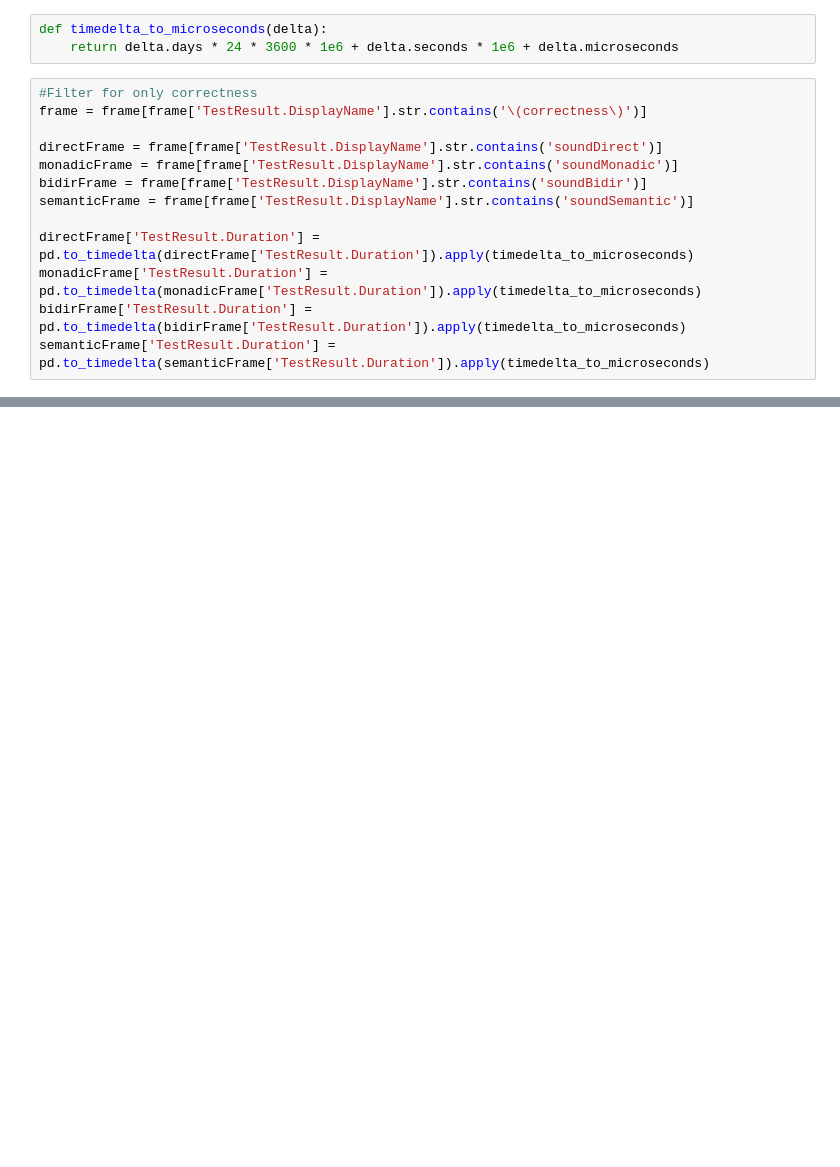
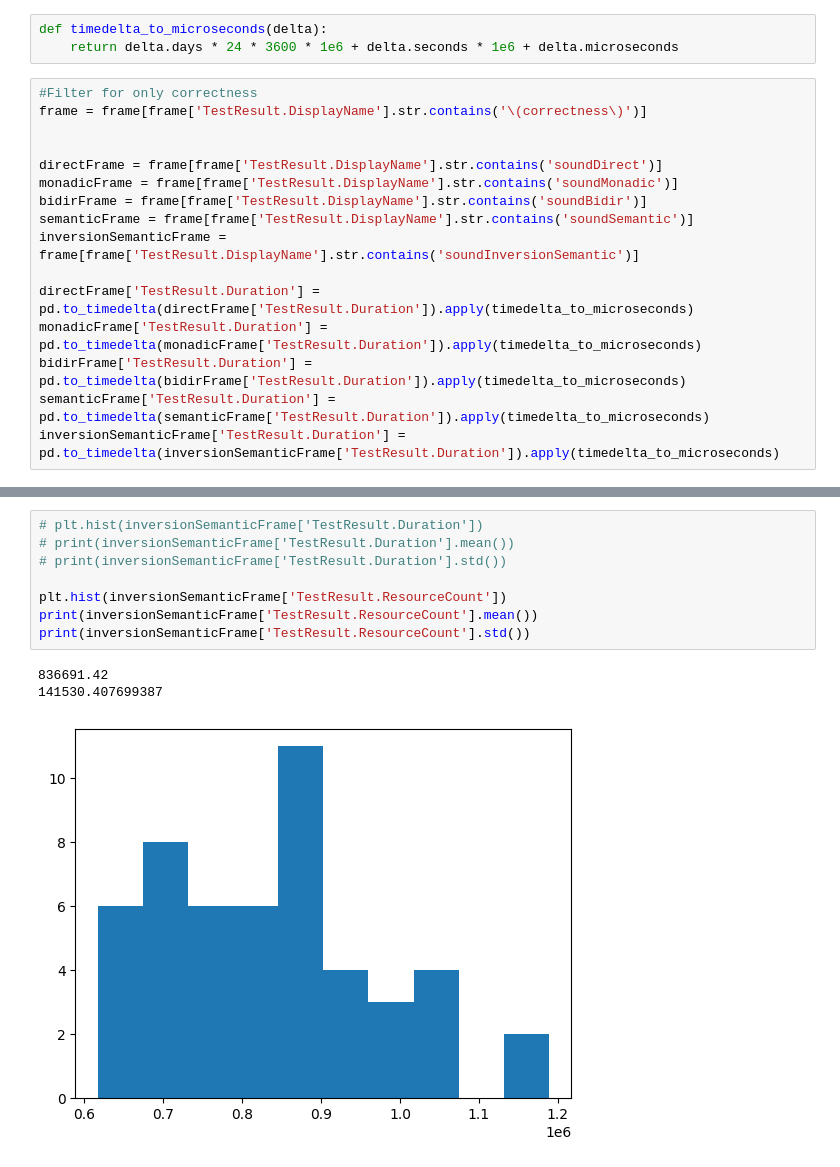
Before and after one commit to alpha-convert/dafny-typechecker-stability, a Jupyter notebook: analyze.ipynb, the cells around one changed output, grey strips where cells are left out. Saved outputs shown, nothing was run; the diff lists cells and outputs as text; blank space fills up the shorter version.

```diff
--- a/analyze.ipynb
+++ b/analyze.ipynb
@@ -22,16 +42,19 @@ def timedelta_to_microseconds(delta):
 # %%
 #Filter for only correctness
 frame = frame[frame['TestResult.DisplayName'].str.contains('\(correctness\)')]
+
 
 directFrame = frame[frame['TestResult.DisplayName'].str.contains('soundDirect')]
 monadicFrame = frame[frame['TestResult.DisplayName'].str.contains('soundMonadic')]
 bidirFrame = frame[frame['TestResult.DisplayName'].str.contains('soundBidir')]
 semanticFrame = frame[frame['TestResult.DisplayName'].str.contains('soundSemantic')]
+inversionSemanticFrame = frame[frame['TestResult.DisplayName'].str.contains('soundInversionSemantic')]
 
 directFrame['TestResult.Duration'] = pd.to_timedelta(directFrame['TestResult.Duration']).apply(timedelta_to_microseconds)
 monadicFrame['TestResult.Duration'] = pd.to_timedelta(monadicFrame['TestResult.Duration']).apply(timedelta_to_microseconds)
 bidirFrame['TestResult.Duration'] = pd.to_timedelta(bidirFrame['TestResult.Duration']).apply(timedelta_to_microseconds)
 semanticFrame['TestResult.Duration'] = pd.to_timedelta(semanticFrame['TestResult.Duration']).apply(timedelta_to_microseconds)
+inversionSemanticFrame['TestResult.Duration'] = pd.to_timedelta(inversionSemanticFrame['TestResult.Duration']).apply(timedelta_to_microseconds)
 # %% [output]
 A value is trying to be set on a copy of a slice from a DataFrame.
 Try using .loc[row_indexer,col_indexer] = value instead
@@ -93,0 +124,12 @@ print(semanticFrame['TestResult.Duration'].std())
+# %%
+# plt.hist(inversionSemanticFrame['TestResult.Duration'])
+# print(inversionSemanticFrame['TestResult.Duration'].mean())
+# print(inversionSemanticFrame['TestResult.Duration'].std())
+
+plt.hist(inversionSemanticFrame['TestResult.ResourceCount'])
+print(inversionSemanticFrame['TestResult.ResourceCount'].mean())
+print(inversionSemanticFrame['TestResult.ResourceCount'].std())
+# %% [output]
+836691.42
+141530.407699387
+[figure, added]
```
Also changed, not shown: parts of 8 cells of this notebook.
